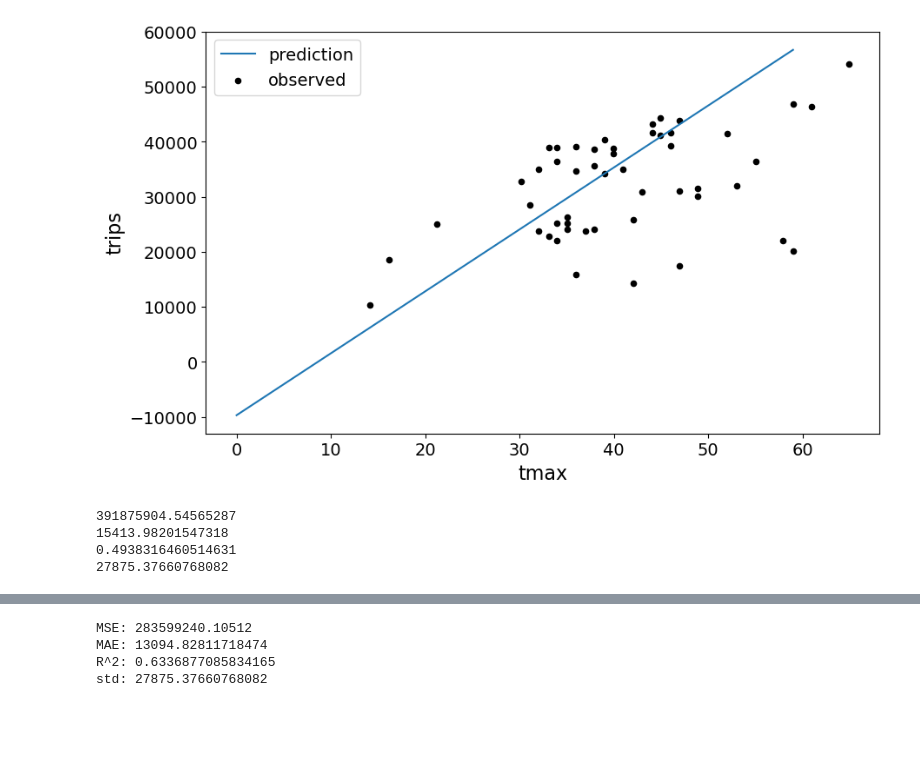
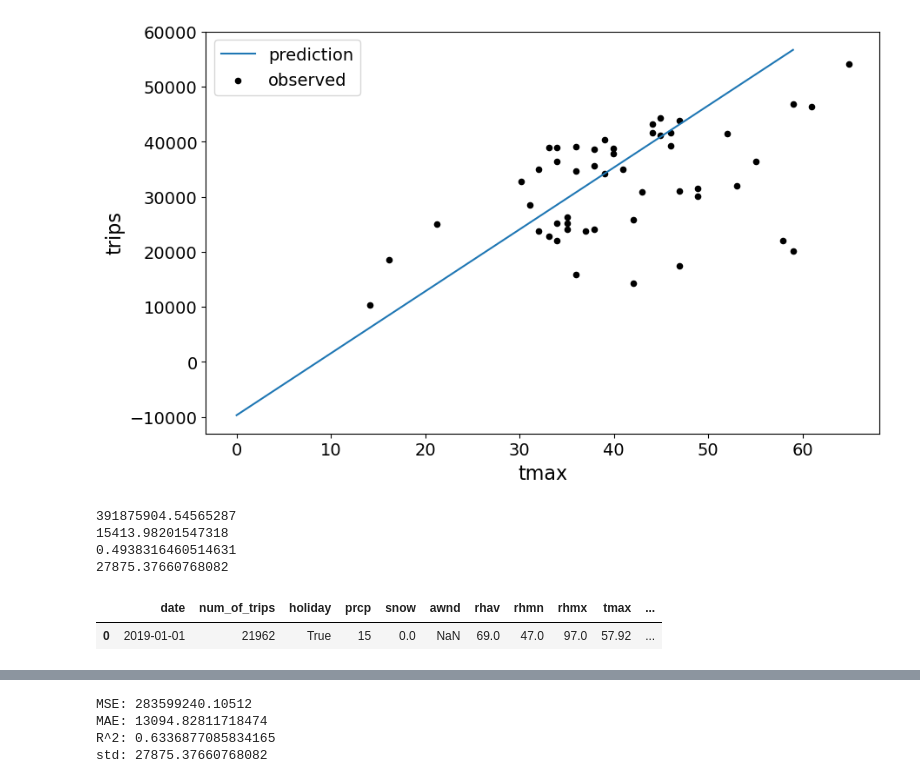
Before and after one commit to KagonDeans/citibikes, a Jupyter notebook: notebook/citibike_ml.ipynb, the cells around one changed output, grey strips where cells are left out. Cells and saved outputs as stored; diff of their text form; code cells hidden in the pictures; blank space fills up the shorter version.

```diff
--- a/notebook/citibike_ml.ipynb
+++ b/notebook/citibike_ml.ipynb
@@ -76,3 +84,8 @@ print(y_test.std())
 15413.98201547318
 0.4938316460514631
 27875.37660768082
+# %%
+citibike.head(1)
+# %% [output]
+|  | date | num_of_trips | holiday | prcp | snow | awnd | rhav | rhmn | rhmx | tmax | ... |
+| 0 | 2019-01-01 | 21962 | True | 15 | 0.0 | NaN | 69.0 | 47.0 | 97.0 | 57.92 | ... |
```
Also changed, not shown: parts of 7 cells of this notebook.
